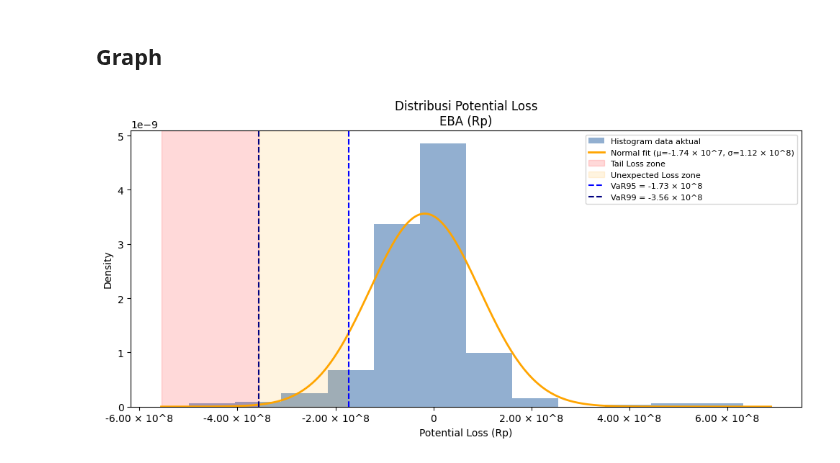
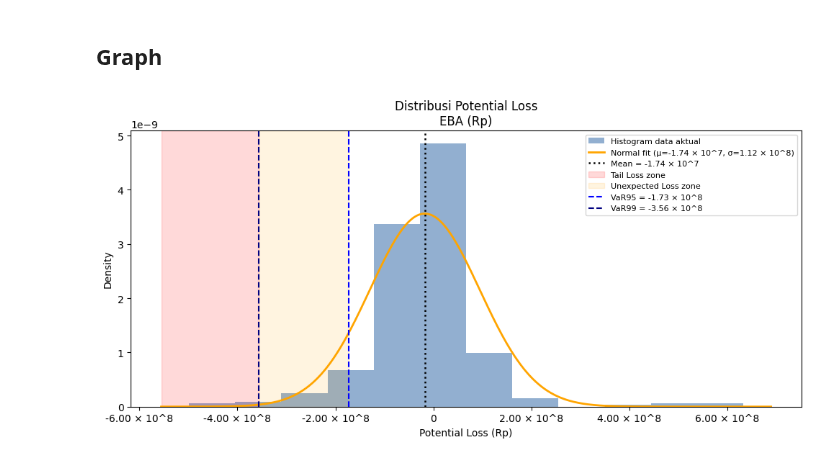
Before and after one commit to iqbaltanjung97/VaR, a Jupyter notebook: VaR_revised.ipynb, the cells around one changed output. Saved outputs shown, nothing was run; the diff lists cells and outputs as text; code cells hidden in the pictures.

```diff
--- a/VaR_revised.ipynb
+++ b/VaR_revised.ipynb
@@ -1210,35 +1238,42 @@ ax.plot(x, y,
         linewidth=2, color="orange",
         label=f"Normal fit (μ={sci_fmt(mu)}, σ={sci_fmt(sigma)})")
 
+# Mean Line
+ax.axvline(mu,
+           linestyle=":",
+           linewidth=1.8,
+           color="black",
+           label=f"Mean = {sci_fmt(mu)}")
+
 # Shading VaR zones
 ax.axvspan(x_min - 0.05*x_range, q01,
            alpha=0.15, color="red", label="Tail Loss zone")
 ax.axvspan(q01, q05,
            alpha=0.12, color="orange", label="Unexpected Loss zone")
 
 # VaR lines
 ax.axvline(q05, linestyle="--", linewidth=1.5, color="blue",
            label=f"VaR95 = {sci_fmt(q05)}")
 ax.axvline(q01, linestyle="--", linewidth=1.5, color="navy",
            label=f"VaR99 = {sci_fmt(q01)}")
 
 # Threshold lines
 # ax.axvline(lim, linestyle=":", linewidth=1.5, color="green",
 #            label=f"Limit = {sci_fmt(lim)}")
 # ax.axvline(app, linestyle=":", linewidth=1.5, color="gold",
 #            label=f"Appetite = {sci_fmt(app)}")
 # ax.axvline(tol, linestyle=":", linewidth=1.5, color="red",
 #            label=f"Tolerance = {sci_fmt(tol)}")
 
 # Use engineering-style formatting on x-axis
 ax.xaxis.set_major_formatter(fmt)
 
 ax.set_title(f"Distribusi Potential Loss\n{ASSET_NAME} (Rp)")
 ax.set_xlabel("Potential Loss (Rp)")
 ax.set_ylabel("Density")
 ax.grid(False)
 ax.legend(fontsize=8, frameon=True)
 plt.tight_layout()
 plt.show()
 # %% [output]
-[figure, old version]
+[figure, new version]
```
Also changed, not shown: parts of 7 cells of this notebook.
